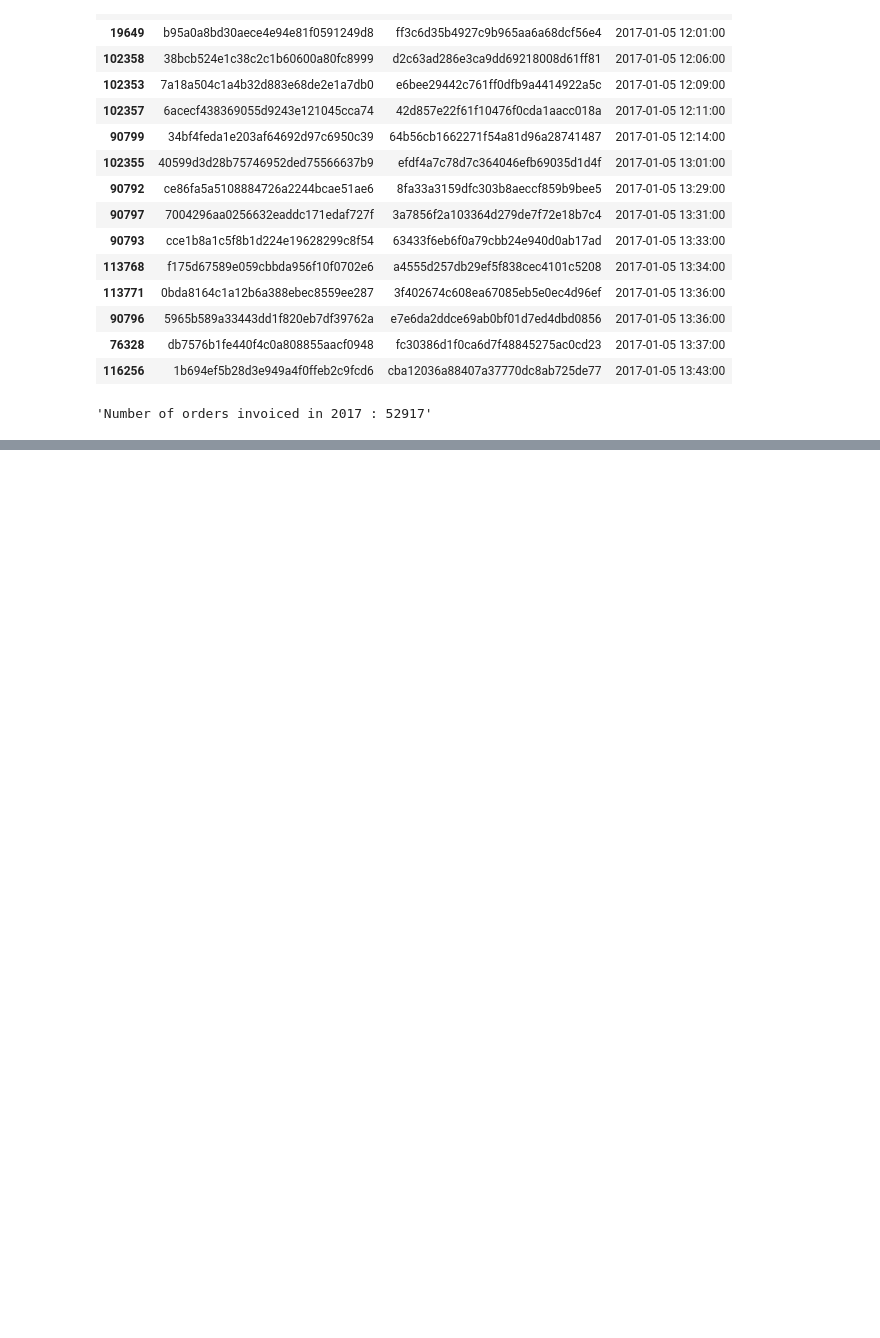
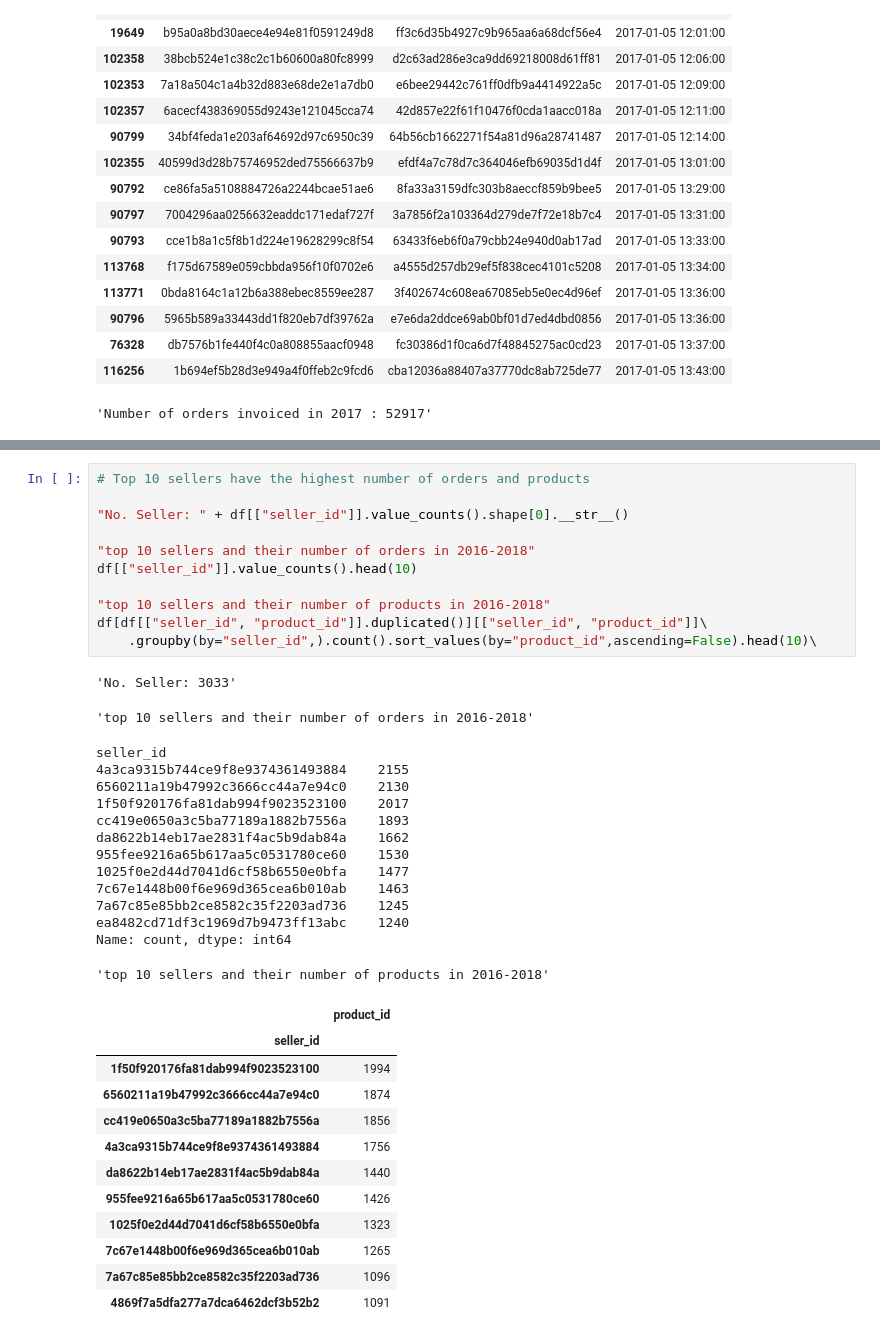
Before and after one commit to lovecrushfamily/Olist_store_analysis, a Jupyter notebook: ecommrce_analysis.ipynb, the cells around one changed output, grey strips where cells are left out. Cells and saved outputs as stored; diff of their text form; blank space fills up the shorter version.

```diff
--- a/ecommrce_analysis.ipynb
+++ b/ecommrce_analysis.ipynb
@@ -261,0 +401,39 @@ df[df["timestamp"].between("2017-01-01", "2017-12-31")]\
+# %%
+# Top 10 sellers have the highest number of orders and products
+
+"No. Seller: " + df[["seller_id"]].value_counts().shape[0].__str__()
+
+"top 10 sellers and their number of orders in 2016-2018"
+df[["seller_id"]].value_counts().head(10)
+
+"top 10 sellers and their number of products in 2016-2018"
+df[df[["seller_id", "product_id"]].duplicated()][["seller_id", "product_id"]]\
+    .groupby(by="seller_id",).count().sort_values(by="product_id",ascending=False).head(10)\
+# %% [output]
+'No. Seller: 3033'
+'top 10 sellers and their number of orders in 2016-2018'
+seller_id
+4a3ca9315b744ce9f8e9374361493884    2155
+6560211a19b47992c3666cc44a7e94c0    2130
+1f50f920176fa81dab994f9023523100    2017
+cc419e0650a3c5ba77189a1882b7556a    1893
+da8622b14eb17ae2831f4ac5b9dab84a    1662
+955fee9216a65b617aa5c0531780ce60    1530
+1025f0e2d44d7041d6cf58b6550e0bfa    1477
+7c67e1448b00f6e969d365cea6b010ab    1463
+7a67c85e85bb2ce8582c35f2203ad736    1245
+ea8482cd71df3c1969d7b9473ff13abc    1240
+Name: count, dtype: int64
+'top 10 sellers and their number of products in 2016-2018'
+|  | product_id |
+| seller_id |  |
+| 1f50f920176fa81dab994f9023523100 | 1994 |
+| 6560211a19b47992c3666cc44a7e94c0 | 1874 |
+| cc419e0650a3c5ba77189a1882b7556a | 1856 |
+| 4a3ca9315b744ce9f8e9374361493884 | 1756 |
+| da8622b14eb17ae2831f4ac5b9dab84a | 1440 |
+| 955fee9216a65b617aa5c0531780ce60 | 1426 |
+| 1025f0e2d44d7041d6cf58b6550e0bfa | 1323 |
+| 7c67e1448b00f6e969d365cea6b010ab | 1265 |
+| 7a67c85e85bb2ce8582c35f2203ad736 | 1096 |
+| 4869f7a5dfa277a7dca6462dcf3b52b2 | 1091 |
```
Also changed, not shown: parts of 19 cells of this notebook, 6 other files.
